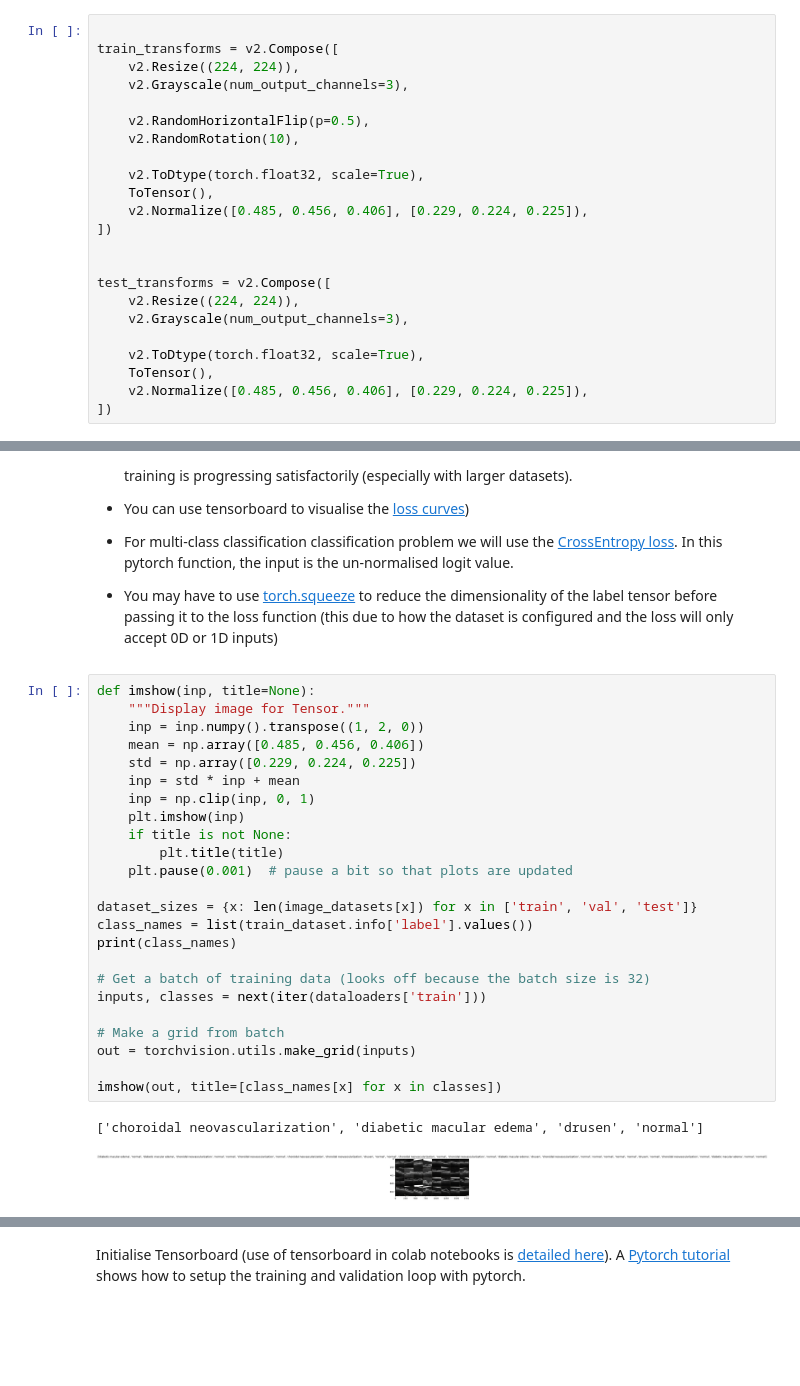
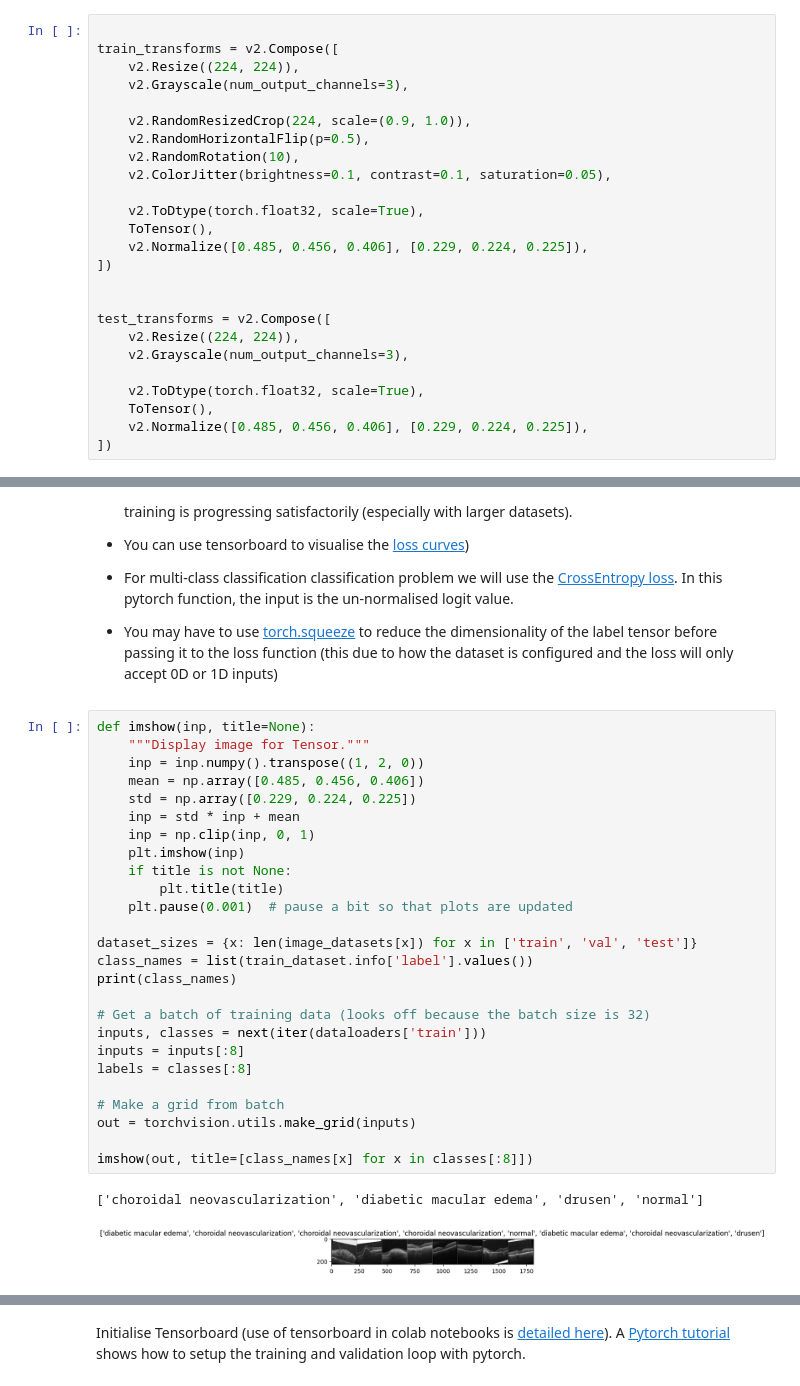
Before and after one commit to tonyscan6003/CE5021_AY2526_group2, a Jupyter notebook: Assignment2_BrianHoward_sem1.ipynb, the cells around one changed output, grey strips where cells are left out. Drawn from its saved outputs; the diff is of its cells as text; blank space fills up the shorter version.

```diff
--- a/Assignment2_BrianHoward_sem1.ipynb
+++ b/Assignment2_BrianHoward_sem1.ipynb
@@ -98,8 +101,10 @@ train_transforms = v2.Compose([
     v2.Resize((224, 224)),
     v2.Grayscale(num_output_channels=3),
 
+    v2.RandomResizedCrop(224, scale=(0.9, 1.0)),
     v2.RandomHorizontalFlip(p=0.5),
     v2.RandomRotation(10),
+    v2.ColorJitter(brightness=0.1, contrast=0.1, saturation=0.05),
 
     v2.ToDtype(torch.float32, scale=True),
     ToTensor(),
@@ -232,30 +247,32 @@ Define a training loop that prints the loss from the training and validation set
 # %%
 def imshow(inp, title=None):
     """Display image for Tensor."""
     inp = inp.numpy().transpose((1, 2, 0))
     mean = np.array([0.485, 0.456, 0.406])
     std = np.array([0.229, 0.224, 0.225])
     inp = std * inp + mean
     inp = np.clip(inp, 0, 1)
     plt.imshow(inp)
     if title is not None:
         plt.title(title)
     plt.pause(0.001)  # pause a bit so that plots are updated
 
 dataset_sizes = {x: len(image_datasets[x]) for x in ['train', 'val', 'test']}
 class_names = list(train_dataset.info['label'].values())
 print(class_names)
 
 # Get a batch of training data (looks off because the batch size is 32)
 inputs, classes = next(iter(dataloaders['train']))
+inputs = inputs[:8]
+labels = classes[:8]
 
 # Make a grid from batch
 out = torchvision.utils.make_grid(inputs)
 
-imshow(out, title=[class_names[x] for x in classes])
+imshow(out, title=[class_names[x] for x in classes[:8]])
 # %% [output]
 ['choroidal neovascularization', 'diabetic macular edema', 'drusen', 'normal']
-[figure, old version]
+[figure, new version]
 # %%
 
 # Taken from the PyTorch docs and modified to suit
```
Also changed, not shown: parts of 10 cells of this notebook.
